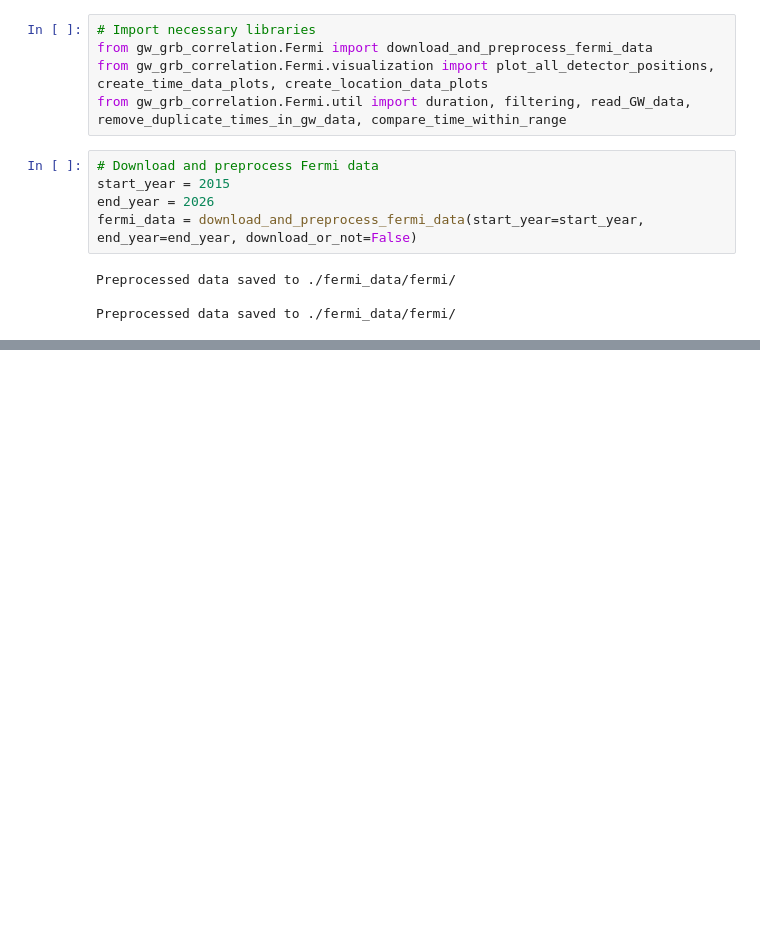
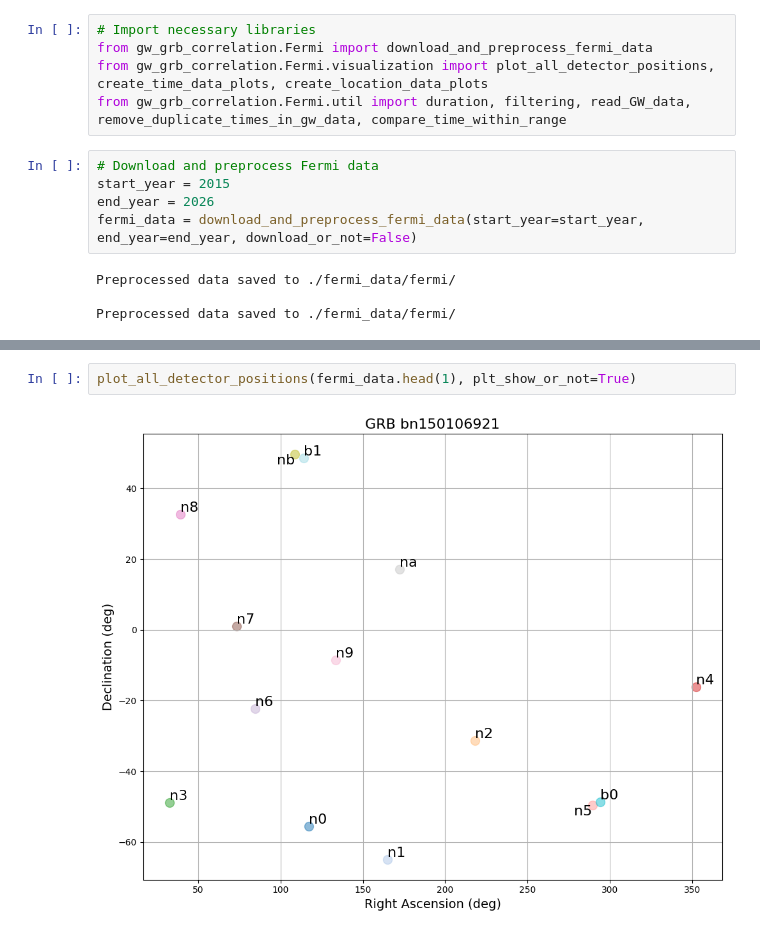
Before and after one commit to PHYS549/group_project_2025, a Jupyter notebook: demo/fermi_data_exploration.ipynb, the cells around one changed output, grey strips where cells are left out. Saved outputs shown, nothing was run; the diff lists cells and outputs as text; blank space fills up the shorter version.

```diff
--- a/demo/fermi_data_exploration.ipynb
+++ b/demo/fermi_data_exploration.ipynb
@@ -21,0 +36,4 @@ plot_all_detector_positions(fermi_data.head(9))
+# %%
+plot_all_detector_positions(fermi_data.head(1), plt_show_or_not=True)
+# %% [output]
+[figure, added]
```
Also changed, not shown: parts of 8 cells of this notebook, 2 other files.
